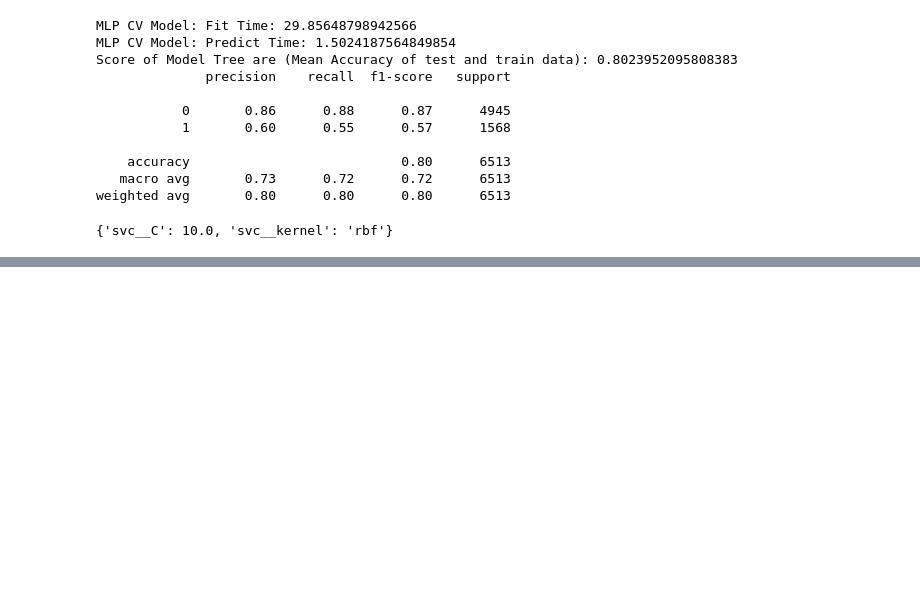
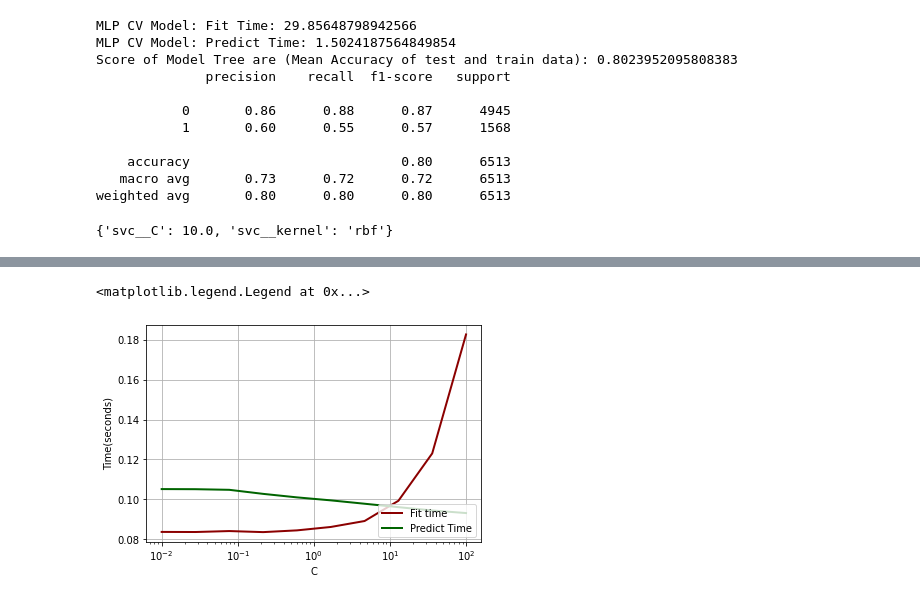
Before and after one commit to nitesh2104/ML, a Jupyter notebook: Supervised-Learning/SVM/SVM_Income.ipynb, the cells around one changed output, grey strips where cells are left out. Saved outputs shown, nothing was run; the diff lists cells and outputs as text; code cells hidden in the pictures; blank space fills up the shorter version.

```diff
--- a/Supervised-Learning/SVM/SVM_Income.ipynb
+++ b/Supervised-Learning/SVM/SVM_Income.ipynb
@@ -201,0 +204,22 @@ plt.show()
+# %%
+lw = 2
+params = np.logspace(-2, 2, 10)
+clf_score_list = []
+fit_time_list = []
+predict_time_list = []
+main_start_time = time.time()
+for i in params:
+    clf = SVC(C=i)
+    start_time = time.time()
+    clf.fit(x_train_scaled, y_train_scaled)
+    clf_score_list.append(clf.score(x_test_scaled, y_test_scaled))
+
+    end_time = time.time() - start_time
+    fit_time_list.append(end_time)
+
+    start_time = time.time()
+    y_pred = clf.predict(x_test_scaled)
+    end_time = time.time() - start_time
+    predict_time_list.append(end_time)
+
+print(f"Entire cell took {time.time() - main_start_time}")
@@ -201,0 +228,19 @@ plt.show()
+# %%
+def normalize_data_points(points):
+    return [float(i)/sum(points) for i in points]
+
+lw = 2
+param_list = params
+# param_list = np.arange(0, len([(h,)*l for l in [1,2,3,4,5] for h in [d,d//2,d*2]]))
+plt.semilogx(param_list, normalize_data_points(fit_time_list), label="Fit time", color="darkred", lw=lw)
+plt.semilogx(param_list, normalize_data_points(predict_time_list), label="Predict Time", color="darkgreen", lw=lw)
+
+plt.xlabel('C')
+plt.ylabel("Time(seconds)")
+# plt.xticks(np.arange(1, len(param_list), 2.0))
+# plt.yticks(np.arange(min(predict_time_list), max(fit_time_list), 0.004))
+plt.grid()
+plt.legend(loc='lower right')
+# %% [output]
+<matplotlib.legend.Legend at 0x...>
+[figure, added]
```
Also changed, not shown: parts of 4 cells of this notebook, 2 other files.
